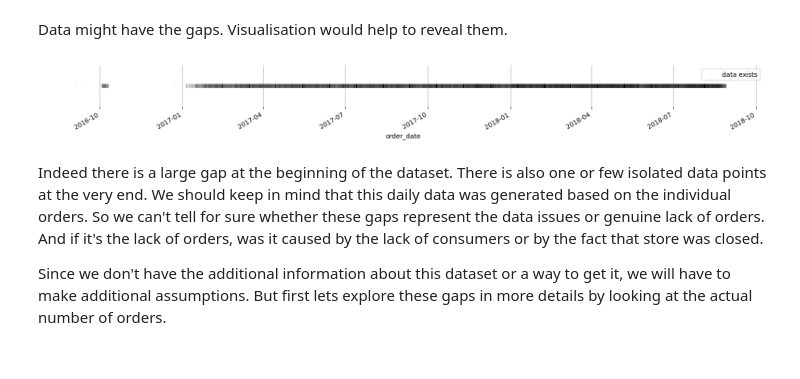
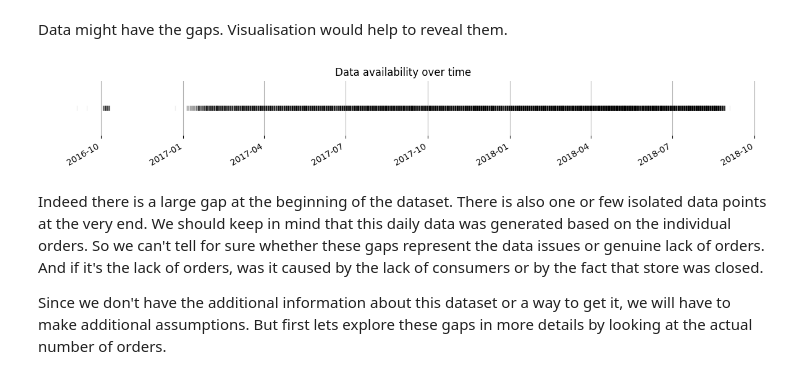
Before and after one commit to dip-scd/sales-forecasting, a Jupyter notebook: notebooks/1-data_exploration.ipynb, the cells around one changed output. Drawn from its saved outputs; the diff is of its cells as text; code cells hidden in the pictures.

```diff
--- a/notebooks/1-data_exploration.ipynb
+++ b/notebooks/1-data_exploration.ipynb
@@ -143,15 +146,17 @@ df_order_products_agg.head()
 # %% [markdown]
 Data might have the gaps. Visualisation would help to reveal them.
 # %%
-fig, ax = make_fig(20, 1.3)
+from src.visualization.plots import plot_points_density
+
 df_date_availability = df_order_products_agg['order_date'].to_frame()
 df_date_availability['data exists'] = 1
 df_date_availability.set_index('order_date', inplace=True)
-df_date_availability.plot(marker='|', linewidth=0., color='#00000010', ax=ax)
-ax.set_yticks([])
-ax.grid(axis='x')
+
+plot_points_density(
+    df_date_availability['data exists'],
+    title='Data availability over time')
 # %% [output]
-[figure, old version]
+[figure, new version]
 # %% [markdown]
 Indeed there is a large gap at the beginning of the dataset. There is also one or few isolated data points at the very end. We should keep in mind that this daily data was generated based on the individual orders. So we can't tell for sure whether these gaps represent the data issues or genuine lack of orders. And if it's the lack of orders, was it caused by the lack of consumers or by the fact that store was closed.
 
```
Also changed, not shown: parts of 2 cells of this notebook, 14 other files.
